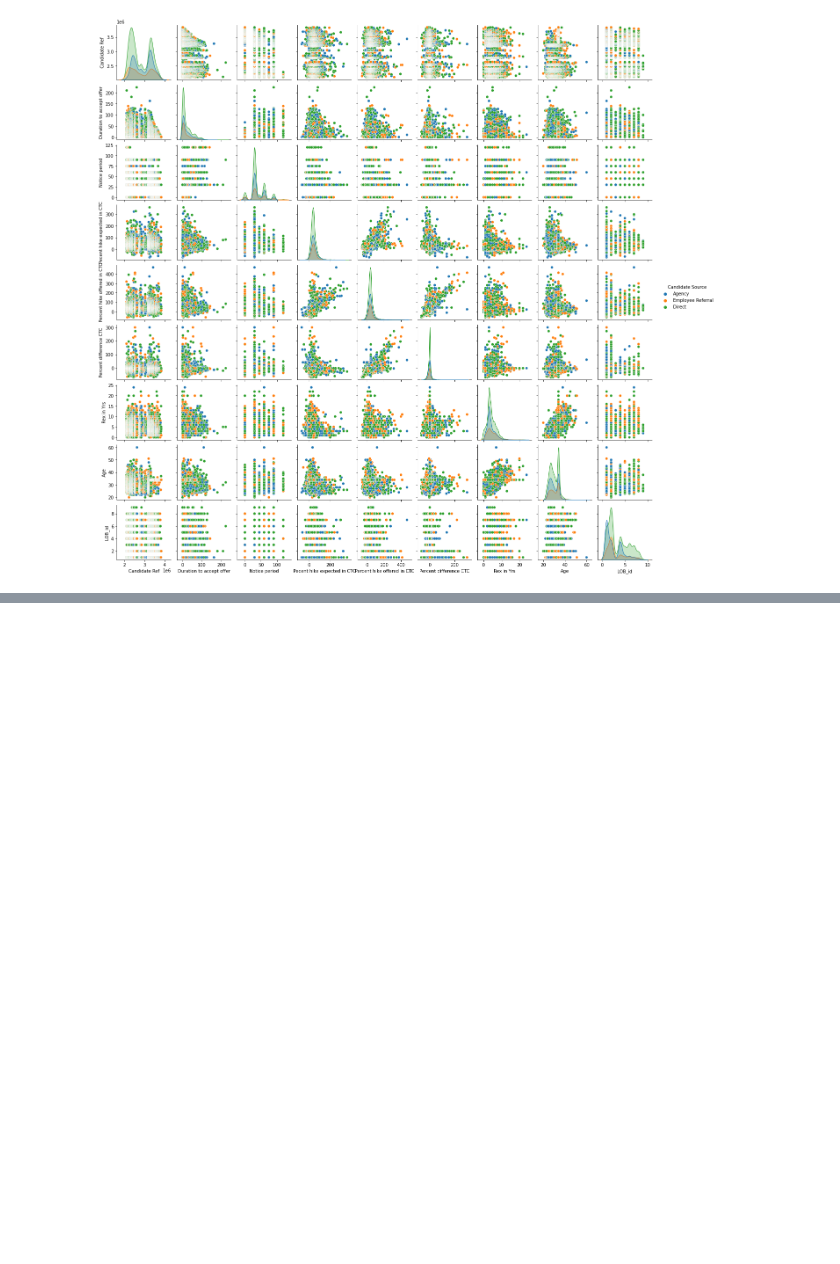
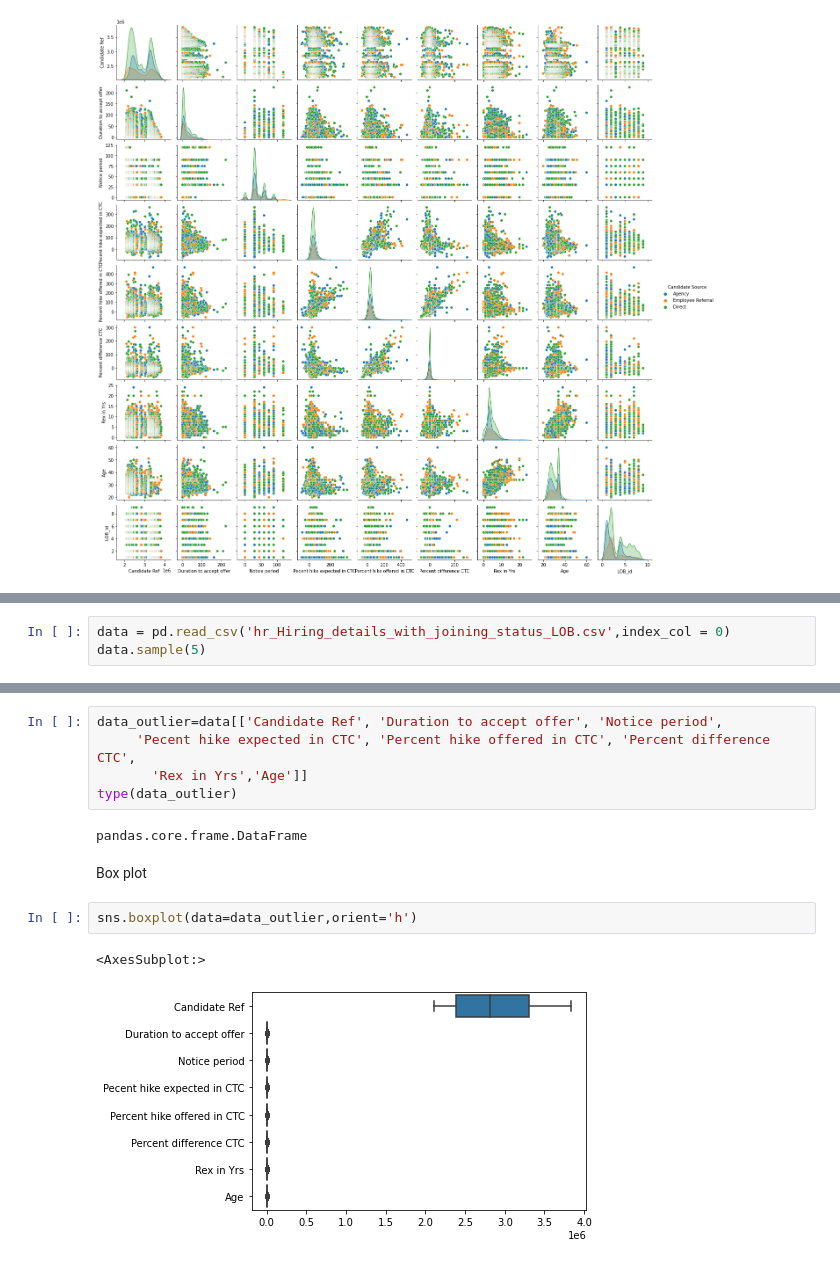
Before and after one commit to rproddatur/Capstone, a Jupyter notebook: task 2.2.ipynb, the cells around one changed output, grey strips where cells are left out. Cells and saved outputs as stored; diff of their text form; blank space fills up the shorter version.

```diff
--- a/task 2.2.ipynb
+++ b/task 2.2.ipynb
@@ -287,0 +446,3 @@ list(df['Offered band'])
+# %%
+data = pd.read_csv('hr_Hiring_details_with_joining_status_LOB.csv',index_col = 0)
+data.sample(5)
@@ -287,0 +457,14 @@ list(df['Offered band'])
+# %%
+data_outlier=data[['Candidate Ref', 'Duration to accept offer', 'Notice period',
+     'Pecent hike expected in CTC', 'Percent hike offered in CTC', 'Percent difference CTC',
+       'Rex in Yrs','Age']]
+type(data_outlier)
+# %% [output]
+pandas.core.frame.DataFrame
+# %% [markdown]
+Box plot
+# %%
+sns.boxplot(data=data_outlier,orient='h')
+# %% [output]
+<AxesSubplot:>
+[figure, added]
```
Also changed, not shown: parts of 45 cells of this notebook.
